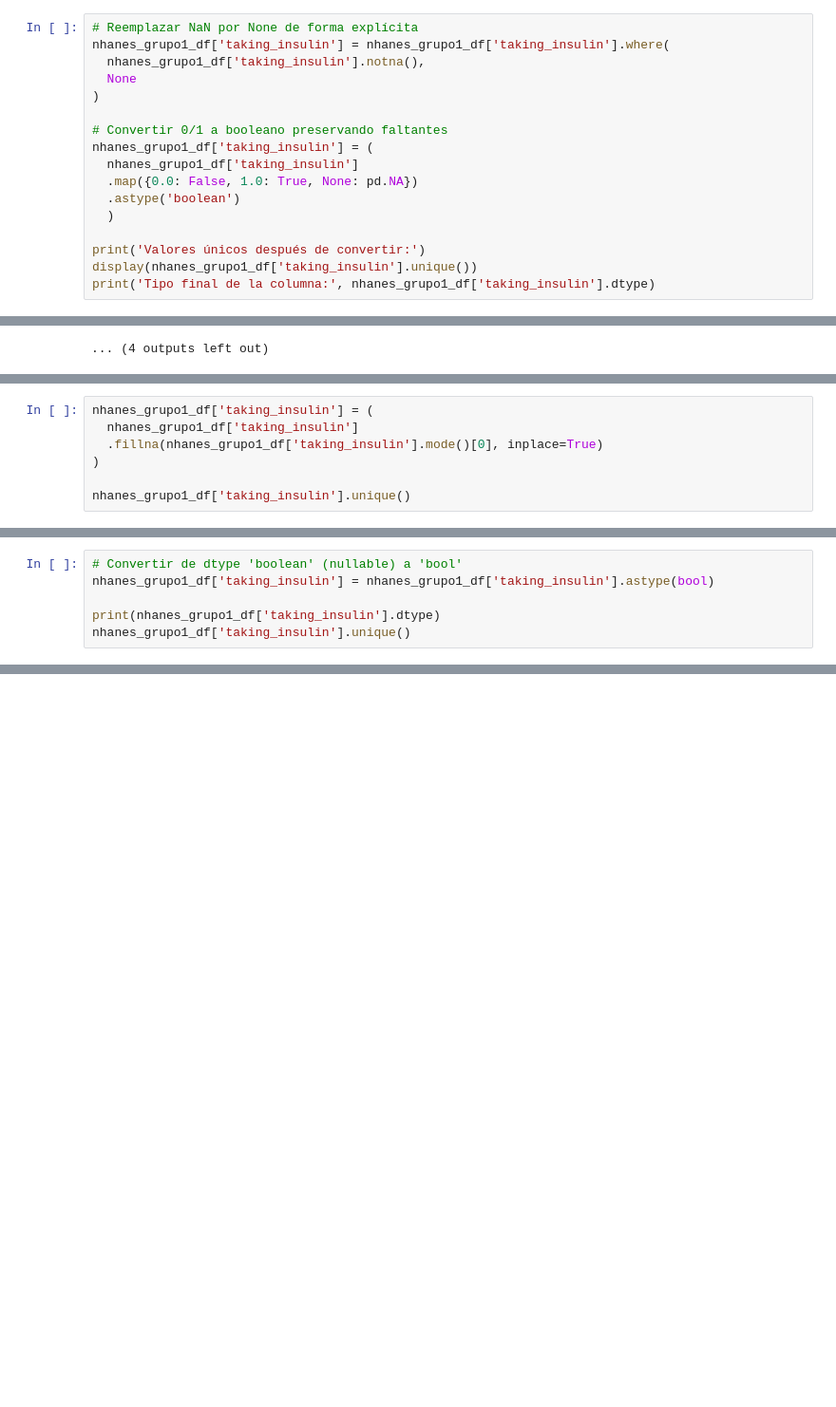
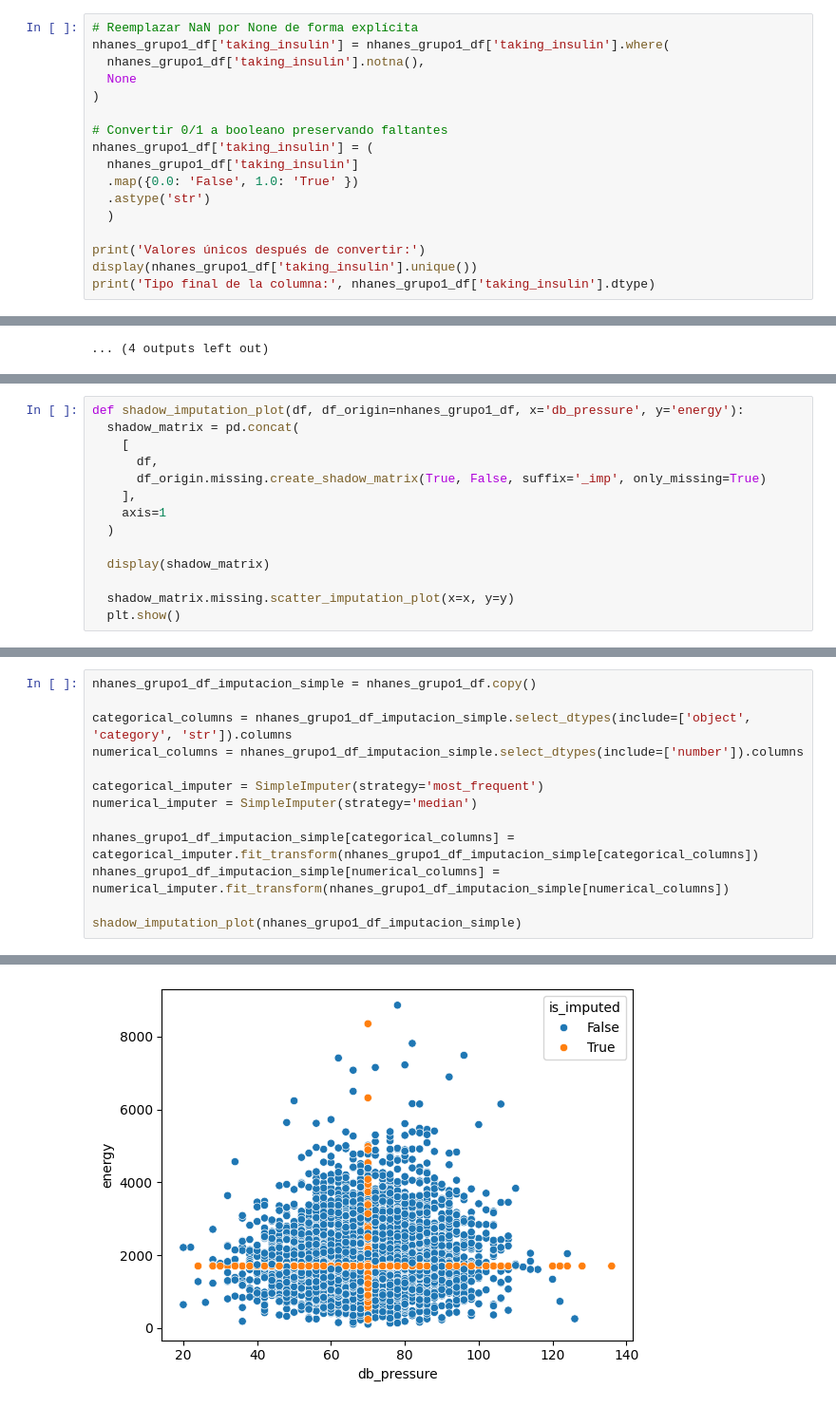
Before and after one commit to DavidBetancurRamirez/IngenieriaDatos, a Jupyter notebook: src/parcial/parcial_grupo1.ipynb, the cells around one changed output, grey strips where cells are left out. Shown at 95% size. Cells and saved outputs as stored; diff of their text form; blank space fills up the shorter version.

Commit message:
metodos de imputacion y conclusion

```diff
--- a/src/parcial/parcial_grupo1.ipynb
+++ b/src/parcial/parcial_grupo1.ipynb
@@ -493,8 +496,8 @@ nhanes_grupo1_df['taking_insulin'] = nhanes_grupo1_df['taking_insulin'].where(
 # Convertir 0/1 a booleano preservando faltantes
 nhanes_grupo1_df['taking_insulin'] = (
   nhanes_grupo1_df['taking_insulin']
-  .map({0.0: False, 1.0: True, None: pd.NA})
-  .astype('boolean')
+  .map({0.0: 'False', 1.0: 'True' })
+  .astype('str')
   )
 
 print('Valores únicos después de convertir:')
@@ -1150,7 +1114,0 @@ Length: 6, dtype: str
-# %%
-nhanes_grupo1_df['taking_insulin'] = (
-  nhanes_grupo1_df['taking_insulin']
-  .fillna(nhanes_grupo1_df['taking_insulin'].mode()[0], inplace=True)
-)
-
-nhanes_grupo1_df['taking_insulin'].unique()
@@ -1163,6 +1114,0 @@ Como ya no hay valores faltantes en taking_insuline, se puede convertir de boole
-# %%
-# Convertir de dtype 'boolean' (nullable) a 'bool'
-nhanes_grupo1_df['taking_insulin'] = nhanes_grupo1_df['taking_insulin'].astype(bool)
-
-print(nhanes_grupo1_df['taking_insulin'].dtype)
-nhanes_grupo1_df['taking_insulin'].unique()
@@ -1219,0 +1130,14 @@ nhanes_transformed_df
+# %%
+def shadow_imputation_plot(df, df_origin=nhanes_grupo1_df, x='db_pressure', y='energy'):
+  shadow_matrix = pd.concat(
+    [
+      df,
+      df_origin.missing.create_shadow_matrix(True, False, suffix='_imp', only_missing=True)
+    ],
+    axis=1
+  )
+
+  display(shadow_matrix)
+
+  shadow_matrix.missing.scatter_imputation_plot(x=x, y=y)
+  plt.show()
@@ -1219,0 +1146,14 @@ nhanes_transformed_df
+# %%
+nhanes_grupo1_df_imputacion_simple = nhanes_grupo1_df.copy()
+
+categorical_columns = nhanes_grupo1_df_imputacion_simple.select_dtypes(include=['object', 'category', 'str']).columns
+numerical_columns = nhanes_grupo1_df_imputacion_simple.select_dtypes(include=['number']).columns
+
+categorical_imputer = SimpleImputer(strategy='most_frequent')
+numerical_imputer = SimpleImputer(strategy='median')
+
+nhanes_grupo1_df_imputacion_simple[categorical_columns] = categorical_imputer.fit_transform(nhanes_grupo1_df_imputacion_simple[categorical_columns])
+nhanes_grupo1_df_imputacion_simple[numerical_columns] = numerical_imputer.fit_transform(nhanes_grupo1_df_imputacion_simple[numerical_columns])
+
+shadow_imputation_plot(nhanes_grupo1_df_imputacion_simple)
+# %% [output]
@@ -1219,0 +1173 @@ nhanes_transformed_df
+[figure, added]
```
Also changed, not shown: parts of 47 cells of this notebook, 2 other files.
